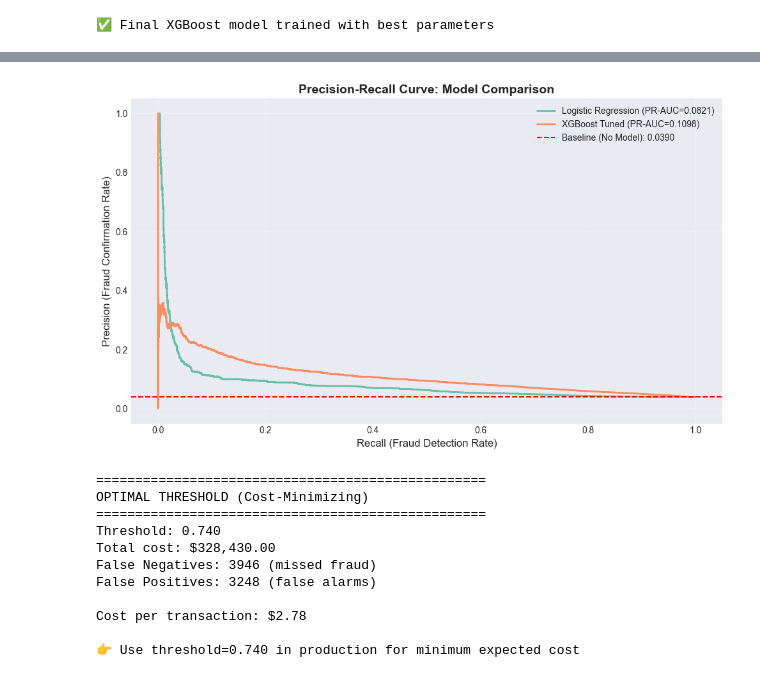
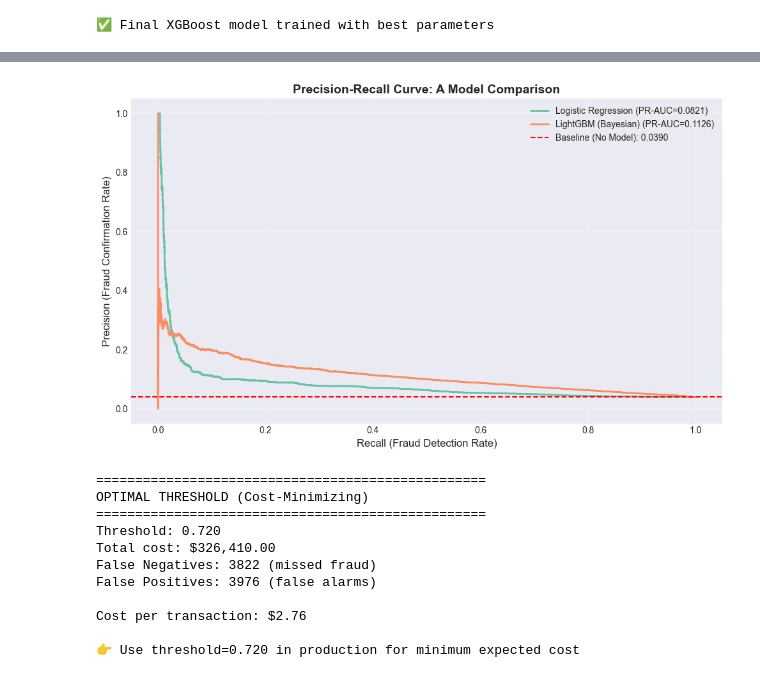
Before and after one commit to JuanCRuizA/Agent-Fraud-Sentinel, a Jupyter notebook: notebooks/modeling/03_model_training.ipynb, the cells around one changed output, grey strips where cells are left out. Saved outputs shown, nothing was run; the diff lists cells and outputs as text; code cells hidden in the pictures.

```diff
--- a/notebooks/modeling/03_model_training.ipynb
+++ b/notebooks/modeling/03_model_training.ipynb
@@ -593,0 +752,26 @@ print("✅ Final XGBoost model trained with best parameters")
+# %%
+# Bayesian optimization for LightGBM using Optuna
+
+def lgb_objective(trial):
+    params = {
+        'num_leaves':        trial.suggest_int('num_leaves', 20, 150),
+        'n_estimators':      trial.suggest_int('n_estimators', 100, 400),
+        'learning_rate':     trial.suggest_float('learning_rate', 0.01, 0.3, log=True),
+        'min_child_samples': trial.suggest_int('min_child_samples', 10, 100),
+        'subsample':         trial.suggest_float('subsample', 0.6, 1.0),
+        'colsample_bytree':  trial.suggest_float('colsample_bytree', 0.6, 1.0),
+    }
+    model = lgb.LGBMClassifier(
+        is_unbalance=True, random_state=42, verbosity=-1, **params
+    )
+    model.fit(X_train, y_train, eval_set=[(X_val, y_val)])
+    proba = model.predict_proba(X_val)[:, 1]
+    p, r, _ = precision_recall_curve(y_val, proba)
+    return auc(r, p)
+
+study_lgb = optuna.create_study(direction='maximize')
+study_lgb.optimize(lgb_objective, n_trials=30, show_progress_bar=True)
+
+print(f'\n✅ LightGBM Bayesian tuning complete')
+print(f'   Best PR-AUC: {study_lgb.best_value:.4f}')
+print(f'   Best params: {study_lgb.best_params}')
@@ -641,0 +858,14 @@ Improvement: +0.0277 (+33.8%)
+# %%
+# 1
+# Summary PR-AUC comparison (all models)
+grid_search_pr_auc = best_params['PR-AUC']  # XGBoost grid search best
+print('=' * 55)
+print('MODEL COMPARISON (Validation Set - PR-AUC)')
+print('=' * 55)
+print(f'Logistic Regression (baseline): {pr_auc_bl:.4f}')
+print(f'XGBoost (initial):              {pr_auc_xgb:.4f}')
+print(f'XGBoost (grid search):          {grid_search_pr_auc:.4f}')
+print(f'LightGBM (initial):             {pr_auc_lgb:.4f}')
+print(f'XGBoost (Bayesian):             {pr_auc_xgb_bay:.4f}')
+print(f'LightGBM (Bayesian):            {pr_auc_lgb_bay:.4f}')
+print('\n👉 Bayesian tuning and 3-way fair comparison in next cells.')
@@ -693,20 +980,22 @@ Note: Threshold 0.5 is used for fair comparison. We will optimize threshold next
 # %%
+# 3
 # Precision-Recall curve comparison
 plt.figure(figsize=(10, 6))
 plt.plot(recall_bl, precision_bl, label=f'Logistic Regression (PR-AUC={pr_auc_bl:.4f})', linewidth=2)
-plt.plot(recall_final, precision_final, label=f'XGBoost Tuned (PR-AUC={pr_auc_final:.4f})', linewidth=2)
+plt.plot(recall_final, precision_final, label=f'{winner_name} (PR-AUC={winner_pr_auc:.4f})', linewidth=2)
 plt.axhline(y=y_val.mean(), color='red', linestyle='--', label=f'Baseline (No Model): {y_val.mean():.4f}')
 plt.xlabel('Recall (Fraud Detection Rate)', fontsize=12)
 plt.ylabel('Precision (Fraud Confirmation Rate)', fontsize=12)
-plt.title('Precision-Recall Curve: Model Comparison', fontsize=14, fontweight='bold')
+plt.title('Precision-Recall Curve: A Model Comparison', fontsize=14, fontweight='bold')
 plt.legend(loc='best', fontsize=10)
 plt.grid(alpha=0.3)
 plt.tight_layout()
 plt.savefig(FIGURES_PATH / 'pr_curve_comparison.png', dpi=150, bbox_inches='tight', facecolor='white')
 plt.show()
 # %% [output]
-[figure, old version]
+[figure, new version]
 # %%
+# 4
 # Cost-based threshold optimization
 # For each threshold, calculate total cost = FN_cost × FN + FP_cost × FP
 # Select threshold that minimizes total cost
@@ -745,7 +1034,7 @@ fn_counts = []
 fp_counts = []
 
 for thresh in thresholds_to_test:
-    cost, fn, fp = calculate_cost(y_val, final_xgb_proba_val, thresh)
+    cost, fn, fp = calculate_cost(y_val, final_proba_val, thresh)
     costs.append(cost)
     fn_counts.append(fn)
     fp_counts.append(fp)
@@ -770,11 +1059,11 @@ print(f"\n👉 Use threshold={optimal_threshold:.3f} in production for minimum e
 ==================================================
 OPTIMAL THRESHOLD (Cost-Minimizing)
 ==================================================
-Threshold: 0.740
-Total cost: $328,430.00
-False Negatives: 3946 (missed fraud)
-False Positives: 3248 (false alarms)
+Threshold: 0.720
+Total cost: $326,410.00
+False Negatives: 3822 (missed fraud)
+False Positives: 3976 (false alarms)
 
-Cost per transaction: $2.78
+Cost per transaction: $2.76
 
-👉 Use threshold=0.740 in production for minimum expected cost
+👉 Use threshold=0.720 in production for minimum expected cost
```
Also changed, not shown: parts of 34 cells of this notebook, 11 other files.
